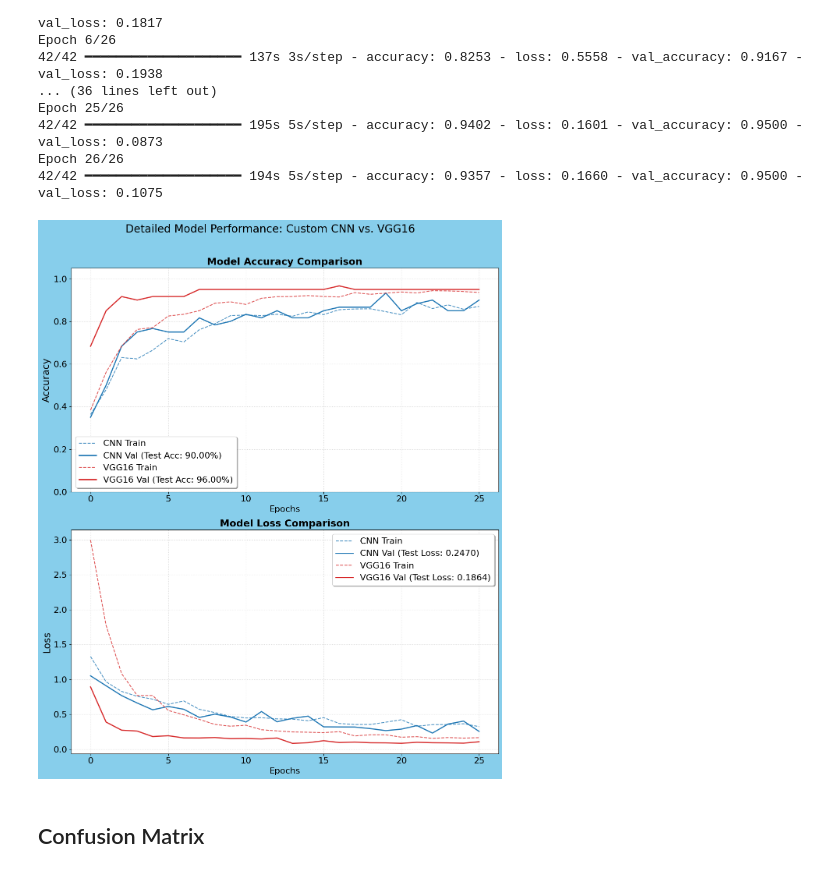
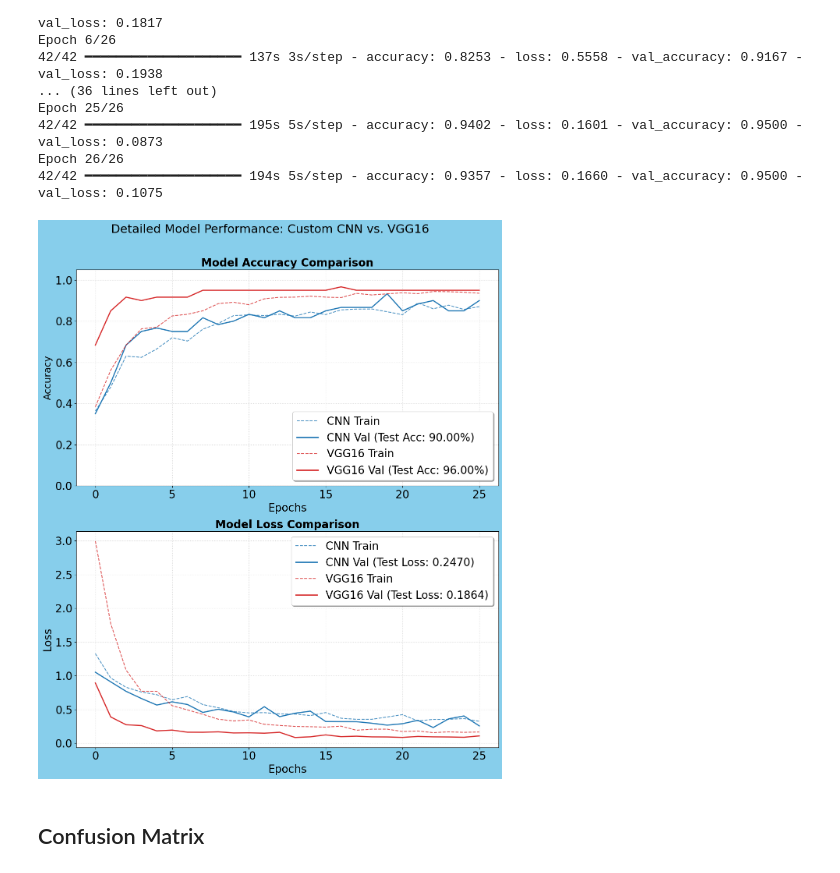
Before and after one commit to benedict8005/Machine-Learning-Repo, a Jupyter notebook: CNN_VGG_Comparison.ipynb, the cells around one changed output. Cells and saved outputs as stored; diff of their text form; code cells hidden in the pictures.

```diff
--- a/CNN_VGG_Comparison.ipynb
+++ b/CNN_VGG_Comparison.ipynb
@@ -395,42 +395,42 @@ def plot_comparison_stacked(histories, titles, test_metrics):
                  linewidth=2, color=colors[i*2+1])
 
     # Styling Accuracy Plot (ax1)
-    ax1.set_title('Model Accuracy Comparison', fontsize=18, fontweight='bold')
+    ax1.set_title('Model Accuracy Comparison', fontsize=20, fontweight='bold')
     ax1.set_ylabel('Accuracy', fontsize=18)
     ax1.set_ylim(0, 1.05) # Accuracy is usually 0-1
 
     # Styling Loss Plot (ax2)
-    ax2.set_title('Model Loss Comparison', fontsize=18, fontweight='bold')
-    ax2.set_ylabel('Loss', fontsize=18)
+    ax2.set_title('Model Loss Comparison', fontsize=20, fontweight='bold')
+    ax2.set_ylabel('Loss', fontsize=20)
 
     # General styling for both
     for ax in [ax1, ax2]:
-        ax.set_xlabel('Epochs', fontsize=16)
+        ax.set_xlabel('Epochs', fontsize=20)
         ax.grid(True, linestyle=':', alpha=0.6)
 
-        ax.tick_params(axis='both', which='major', labelsize=16)
+        ax.tick_params(axis='both', which='major', labelsize=20)
 
         # Position legend outside or in the best spot
-        ax.legend(loc='best', frameon=True, shadow=True, fontsize=16)
+        ax.legend(loc='best', frameon=True, shadow=True, fontsize=20)
 
-    plt.suptitle("Detailed Model Performance: Custom CNN vs. VGG16", fontsize=20, y=1.02)
+    plt.suptitle("Detailed Model Performance: Custom CNN vs. VGG16", fontsize=22, y=1.02)
     plt.tight_layout()
     plt.show()
 
 # --- HOW TO RUN ---
 
 # 1. Get metrics
 test_metrics_scratch = model_scratch.evaluate(test_gen_scratch, verbose=0)
 test_metrics_vgg = model_vgg.evaluate(test_gen_vgg, verbose=0)
 
 # 2. Run the stacked plotter
 plot_comparison_stacked(
     [history_scratch, history_vgg],
     ['CNN', 'VGG16'],
     [test_metrics_scratch, test_metrics_vgg]
 )
 # %% [output]
-[figure, old version]
+[figure, new version]
 # %% [markdown]
 ## Confusion Matrix
 # %%
```
